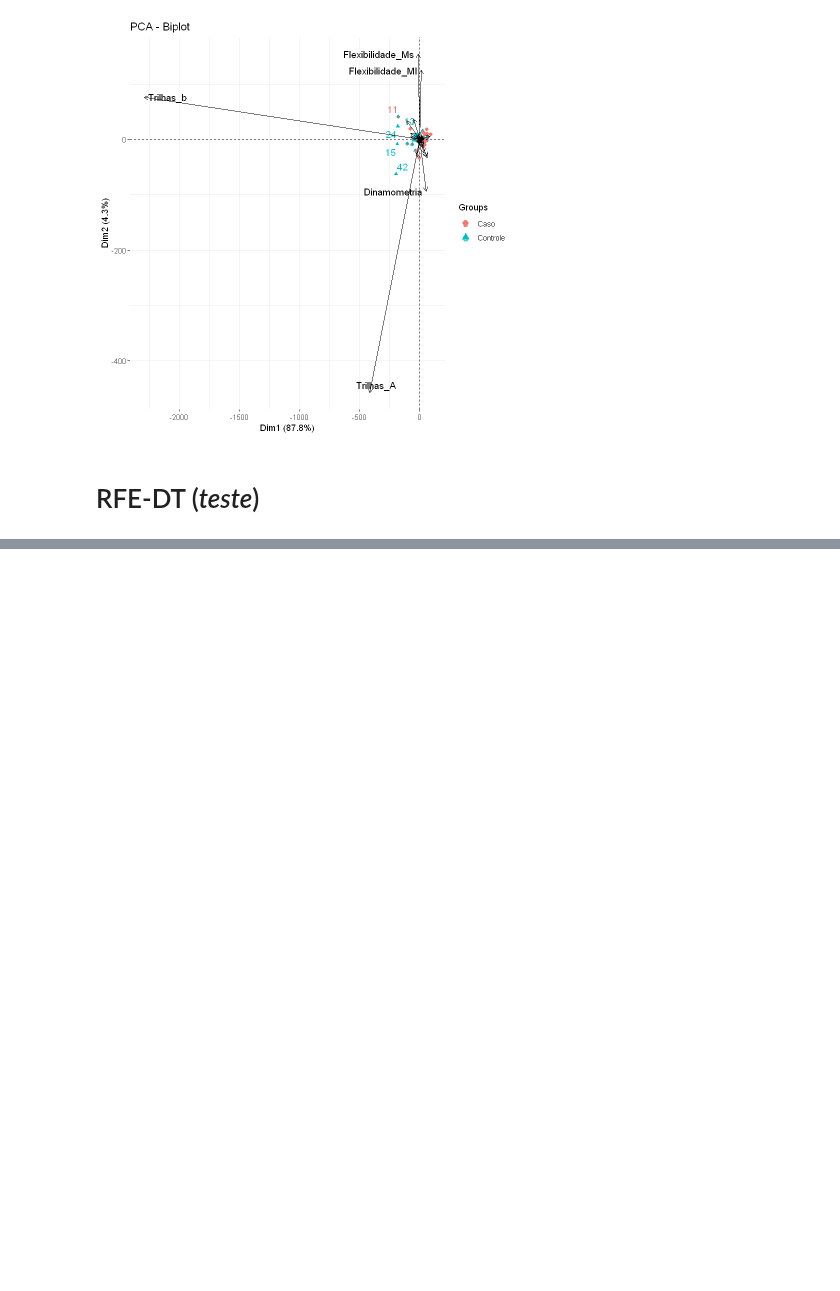
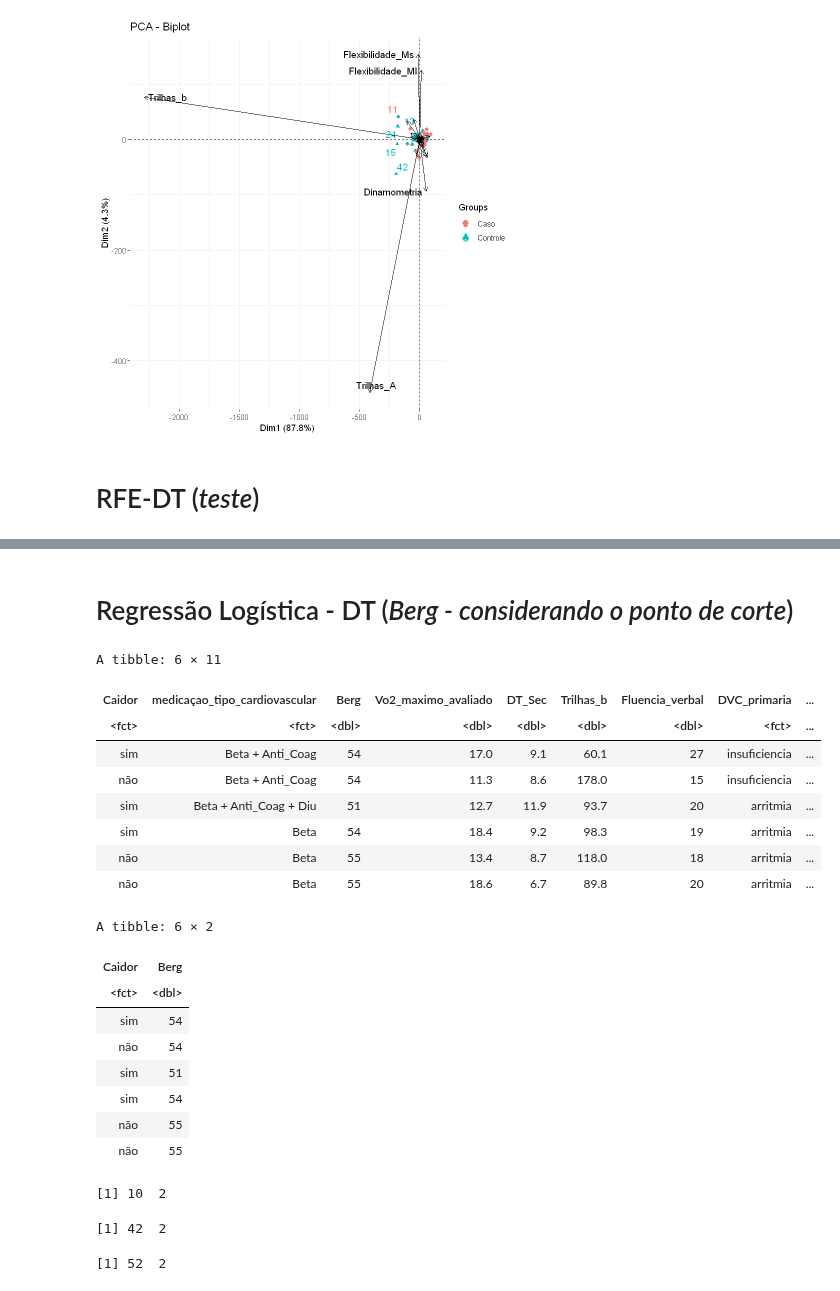
Before and after one commit to RenanBaltar/Analises_Heitor, a Jupyter notebook: Analise_Heitor_tese.ipynb, the cells around one changed output, grey strips where cells are left out. Cells and saved outputs as stored; diff of their text form; code cells hidden in the pictures; blank space fills up the shorter version.

```diff
--- a/Analise_Heitor_tese.ipynb
+++ b/Analise_Heitor_tese.ipynb
@@ -1300,0 +1512,38 @@ medicaçao_tipo_cardiovascularBeta                        0.00
+# %% [markdown]
+# Regressão Logística - DT (*Berg - considerando o ponto de corte*)
+# %%
+head(BD_DT_rfe)
+BD_DT_rfe_berg<- BD_DT_rfe[,c(1,3)]
+head(BD_DT_rfe_berg)
+# %% [output]
+A tibble: 6 × 11
+| Caidor | medicaçao_tipo_cardiovascular | Berg | Vo2_maximo_avaliado | DT_Sec | Trilhas_b | Fluencia_verbal | DVC_primaria | ... |
+| <fct> | <fct> | <dbl> | <dbl> | <dbl> | <dbl> | <dbl> | <fct> | ... |
+| sim | Beta + Anti_Coag | 54 | 17.0 | 9.1 | 60.1 | 27 | insuficiencia | ... |
+| não | Beta + Anti_Coag | 54 | 11.3 | 8.6 | 178.0 | 15 | insuficiencia | ... |
+| sim | Beta + Anti_Coag + Diu | 51 | 12.7 | 11.9 | 93.7 | 20 | arritmia | ... |
+| sim | Beta | 54 | 18.4 | 9.2 | 98.3 | 19 | arritmia | ... |
+| não | Beta | 55 | 13.4 | 8.7 | 118.0 | 18 | arritmia | ... |
+| não | Beta | 55 | 18.6 | 6.7 | 89.8 | 20 | arritmia | ... |
+A tibble: 6 × 2
+| Caidor | Berg |
+| <fct> | <dbl> |
+| sim | 54 |
+| não | 54 |
+| sim | 51 |
+| sim | 54 |
+| não | 55 |
+| não | 55 |
+# %%
+Sim<- BD_DT_rfe_berg[BD_DT_rfe_berg[2]<"53",]
+dim(Sim)
+Não<- BD_DT_rfe_berg[BD_DT_rfe_berg[2]>="53",]
+dim(Não)
+# %% [output]
+[1] 10  2
+[1] 42  2
+# %%
+BD_DT_rfe_bergCorte<- rbind(Sim,Não)
+dim(BD_DT_rfe_bergCorte)
+# %% [output]
+[1] 52  2
```
Also changed, not shown: parts of 21 cells of this notebook.
